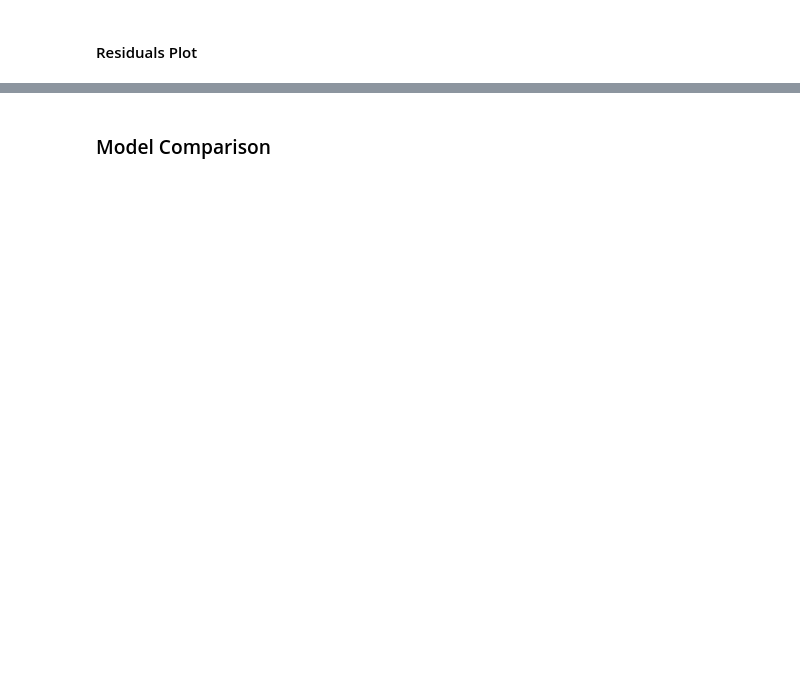
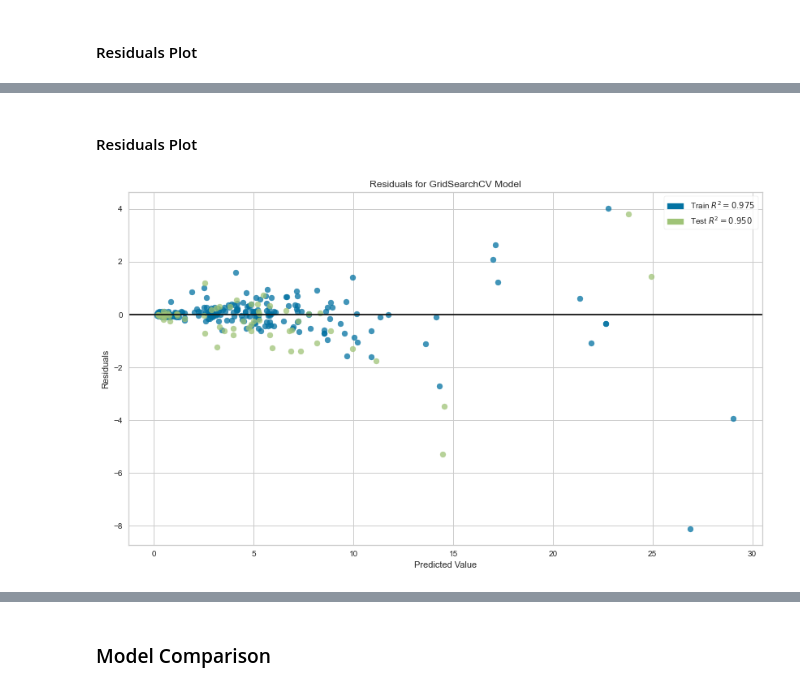
Before and after one commit to Thalapathy25/Pricefy, a Jupyter notebook: notebook/Car Price Analysis.ipynb, the cells around one changed output, grey strips where cells are left out. Cells and saved outputs as stored; diff of their text form; code cells hidden in the pictures; blank space fills up the shorter version.

```diff
--- a/notebook/Car Price Analysis.ipynb
+++ b/notebook/Car Price Analysis.ipynb
@@ -619,0 +672,11 @@ random_df
+# %% [markdown]
+#### Residuals Plot
+# %%
+plt.figure(figsize=(14, 8))
+visualizer = ResidualsPlot(grid_search, hist=False)
+visualizer.fit(X_train, y_train)
+visualizer.score(X_test, y_test)
+visualizer.show()
+plt.show()
+# %% [output]
+[figure, added]
```
Also changed, not shown: parts of 32 cells of this notebook, 1 other file.
